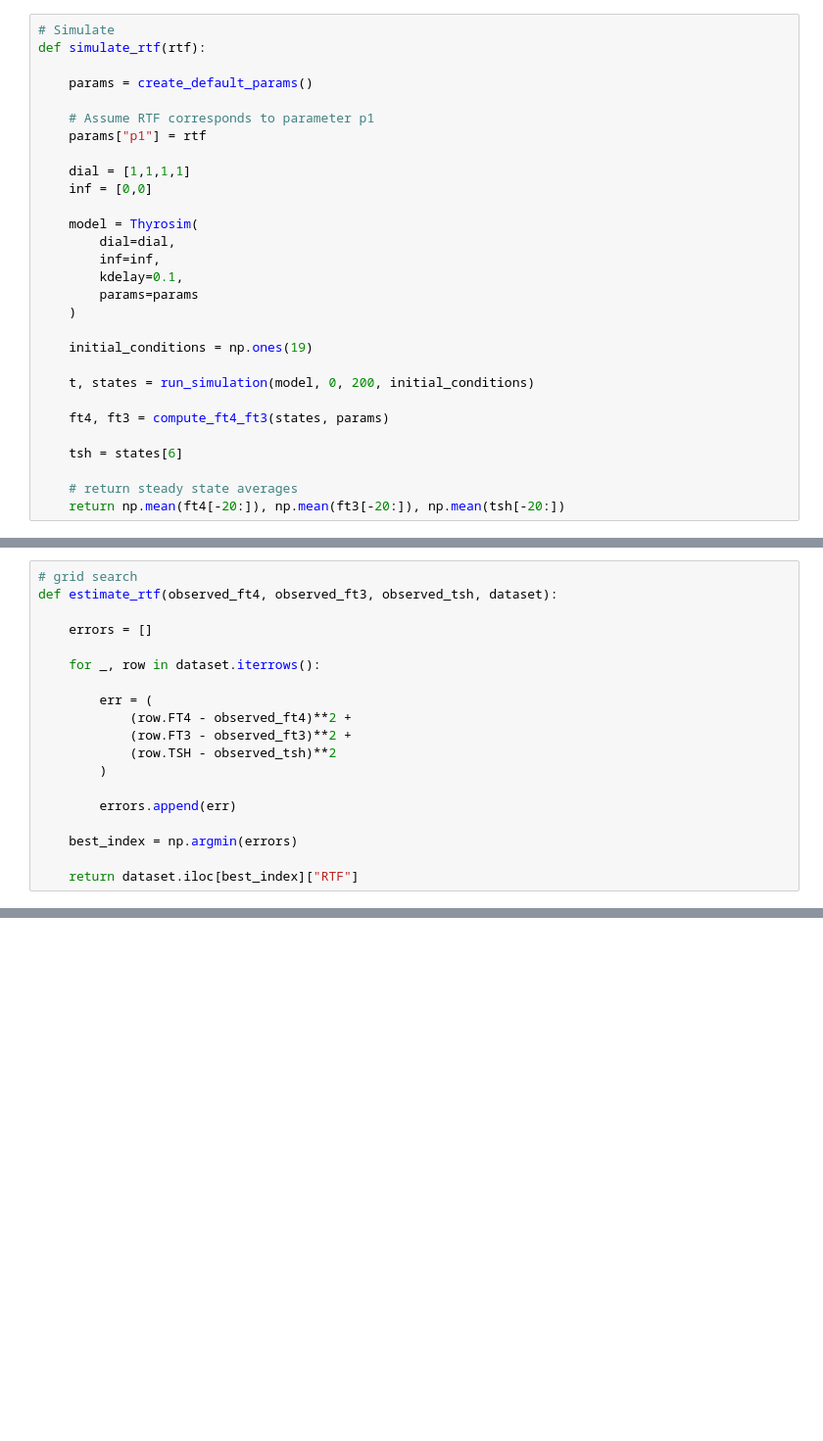
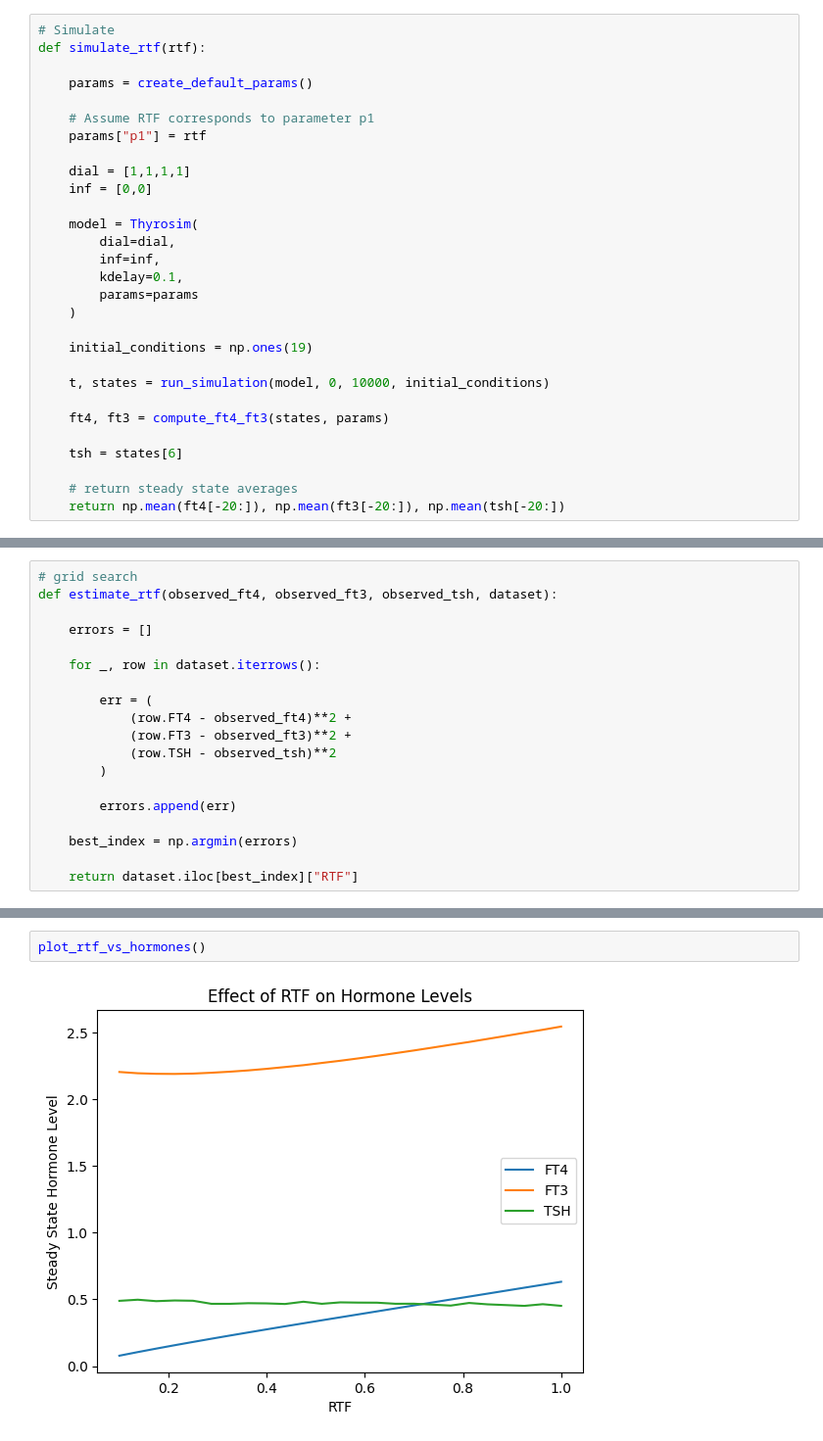
Before and after one commit to shinrichemond/rtf-estimation, a Jupyter notebook: simulation/testfiledemo.ipynb, the cells around one changed output, grey strips where cells are left out. Shown at 98% size. Drawn from its saved outputs; the diff is of its cells as text; blank space fills up the shorter version.

```diff
--- a/simulation/testfiledemo.ipynb
+++ b/simulation/testfiledemo.ipynb
@@ -30,7 +32,7 @@ def simulate_rtf(rtf):
 
     initial_conditions = np.ones(19)
 
-    t, states = run_simulation(model, 0, 200, initial_conditions)
+    t, states = run_simulation(model, 0, 10000, initial_conditions)
 
     ft4, ft3 = compute_ft4_ft3(states, params)
 
@@ -76,0 +223,4 @@ def estimate_rtf(observed_ft4, observed_ft3, observed_tsh, dataset):
+# %%
+plot_rtf_vs_hormones()
+# %% [output]
+[figure, added]
```
Also changed, not shown: parts of 6 cells of this notebook, 2 other files.
